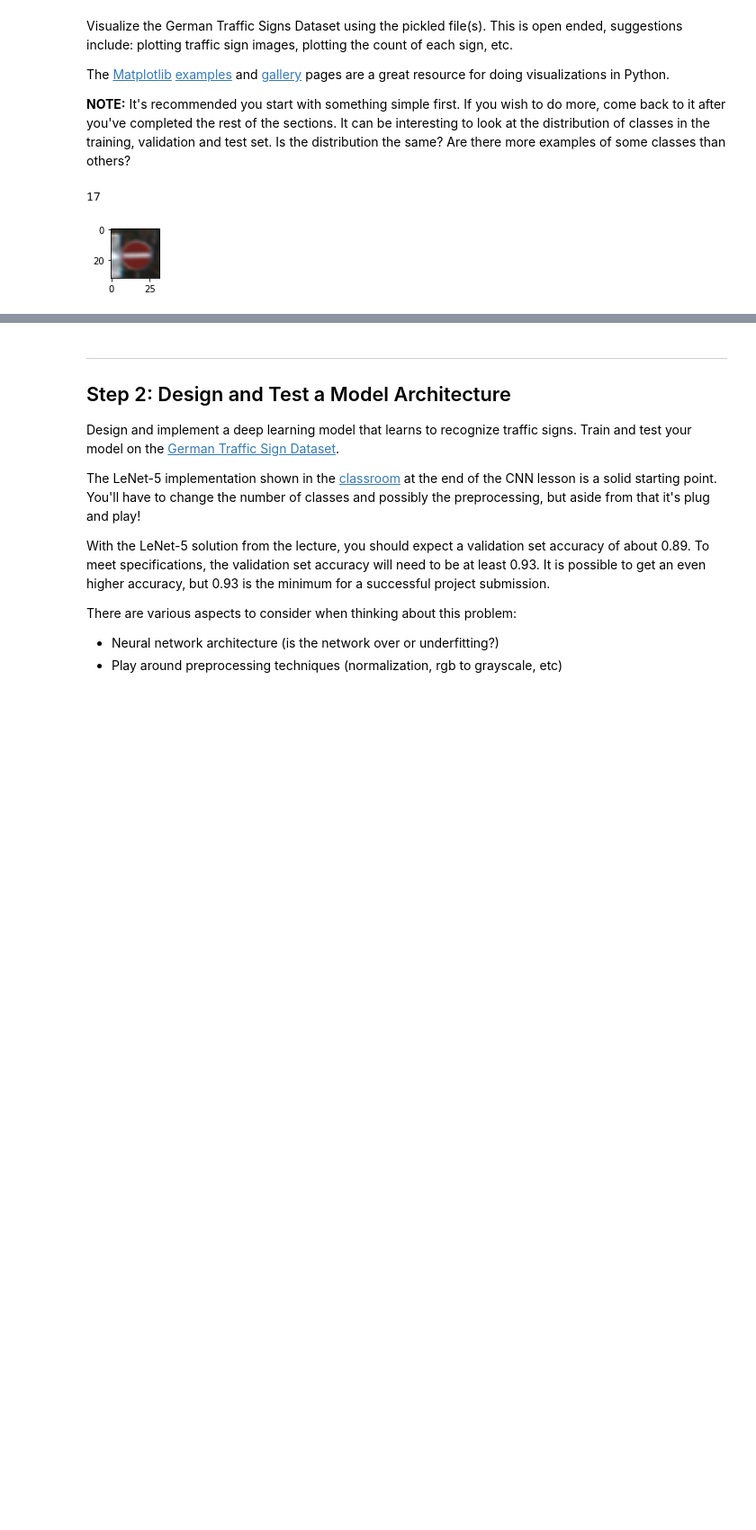
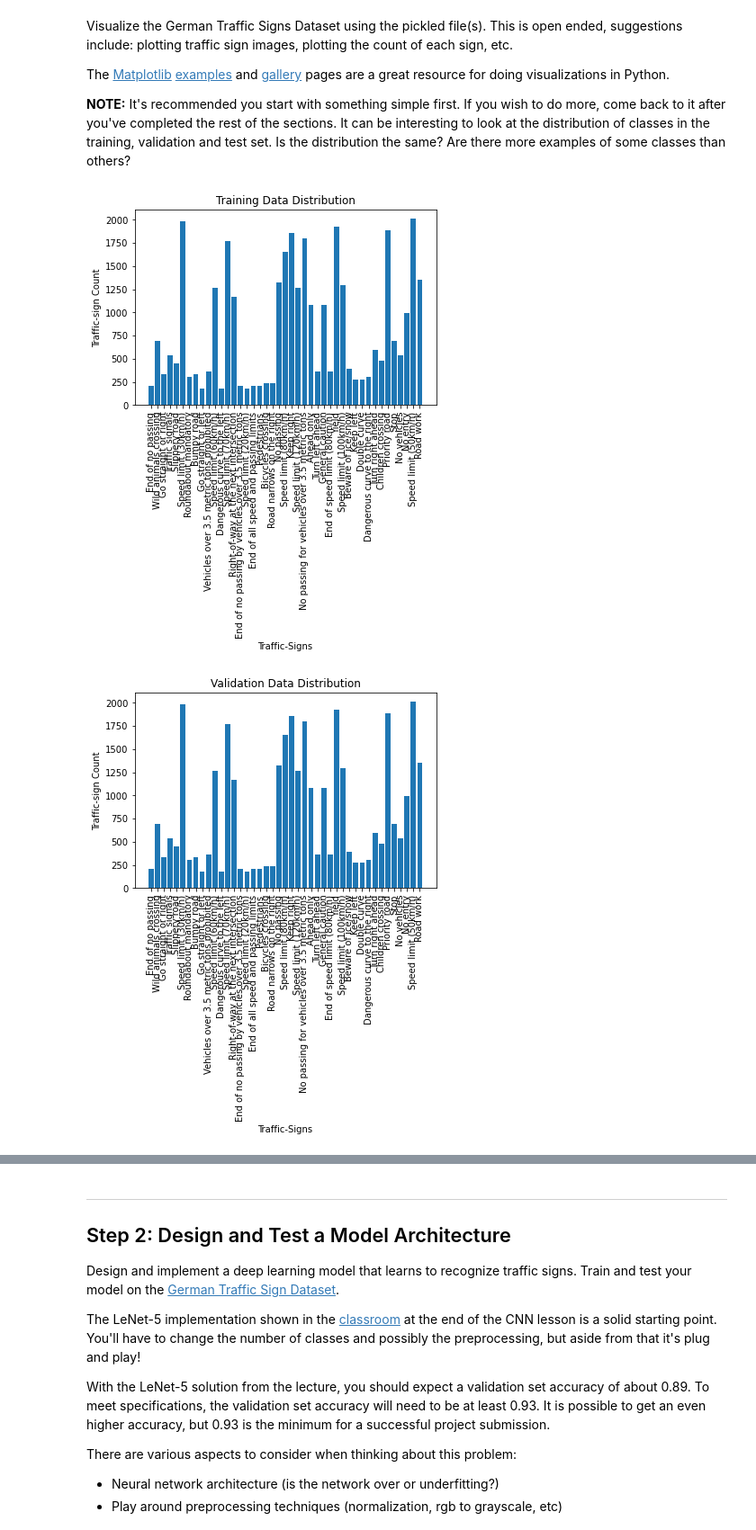
Before and after one commit to RamadanAhmed/CarND-Traffic-Sign-Classifier-Project, a Jupyter notebook: Traffic_Sign_Classifier.ipynb, the cells around one changed output, grey strips where cells are left out. Shown at 90% size. Saved outputs shown, nothing was run; the diff lists cells and outputs as text; code cells hidden in the pictures; blank space fills up the shorter version.

Commit message:
Add Visualization

```diff
--- a/Traffic_Sign_Classifier.ipynb
+++ b/Traffic_Sign_Classifier.ipynb
@@ -98,12 +106,59 @@ import matplotlib.pyplot as plt
 %matplotlib inline
-# %%
-import random
-index = random.randint(0, len(X_train))
-image = X_train[index].squeeze()
-
-plt.figure(figsize=(1,1))
-plt.imshow(image)
-print(y_train[index])
-# %% [output]
-17
-[figure, removed]
+# %%
+image_train_dict = Counter(y_train)
+image_test_dict = Counter(y_test)
+image_valid_dict = Counter(y_valid)
+
+sign_labels = pd.read_csv('signnames.csv')
+sign_labels_dict = dict(zip(sign_labels.values[:,0], sign_labels.values[:,1]))
+
+def visualize_distribution(xlabel, y_label, title, data):
+    plt.xlabel(xlabel)
+    plt.xticks(rotation=90)
+    plt.ylabel(y_label)
+    plt.title(title)
+    plt.bar(data[0], data[1])
+
+def visualize_image(data_x, data_y, label_dict):
+    gs = gridspec.GridSpec(3, 3)
+    gs.update(hspace=.5)
+    for i in range(9):
+        index = random.randint(0, len(data_x))
+        image = X_train[index]
+        plt.subplot(gs[i//3,i%3])
+        plt.imshow(image)
+        plt.title("\n".join(wrap(label_dict[data_y[index]], 20)))
+
+#Visualize Train Data
+plt.figure(0)
+visualize_distribution('Traffic-Signs',
+                       'Traffic-sign Count',
+                       'Training Data Distribution',
+                       ([sign_labels_dict[x[0]] for x in image_train_dict.items()], [x[1] for x in image_train_dict.items()]))
+
+plt.figure(1)
+visualize_distribution('Traffic-Signs',
+                       'Traffic-sign Count',
+                       'Validation Data Distribution',
+                       ([sign_labels_dict[x[0]] for x in image_valid_dict.items()], [x[1] for x in image_train_dict.items()]))
+
+plt.figure(2)
+visualize_distribution('Traffic-Signs',
+                       'Traffic-sign Count',
+                       'Test Data Distribution',
+                       ([sign_labels_dict[x[0]] for x in image_test_dict.items()], [x[1] for x in image_train_dict.items()]))
+
+fig3 = plt.figure(3, figsize = (6,6))
+fig3.suptitle('Random Samples from Train Data')
+visualize_image(X_train, y_train, sign_labels_dict)
+
+fig4 = plt.figure(4, figsize = (6,6))
+fig4.suptitle('Random Samples from Validation Data')
+visualize_image(X_valid, y_valid, sign_labels_dict)
+
+fig5 = plt.figure(5, figsize = (6,6))
+fig5.suptitle('Random Samples from Test Data')
+visualize_image(X_test, y_test, sign_labels_dict)
+# %% [output]
+[figure, added]
+[figure, added]
```
Also changed, not shown: parts of 9 cells of this notebook.
